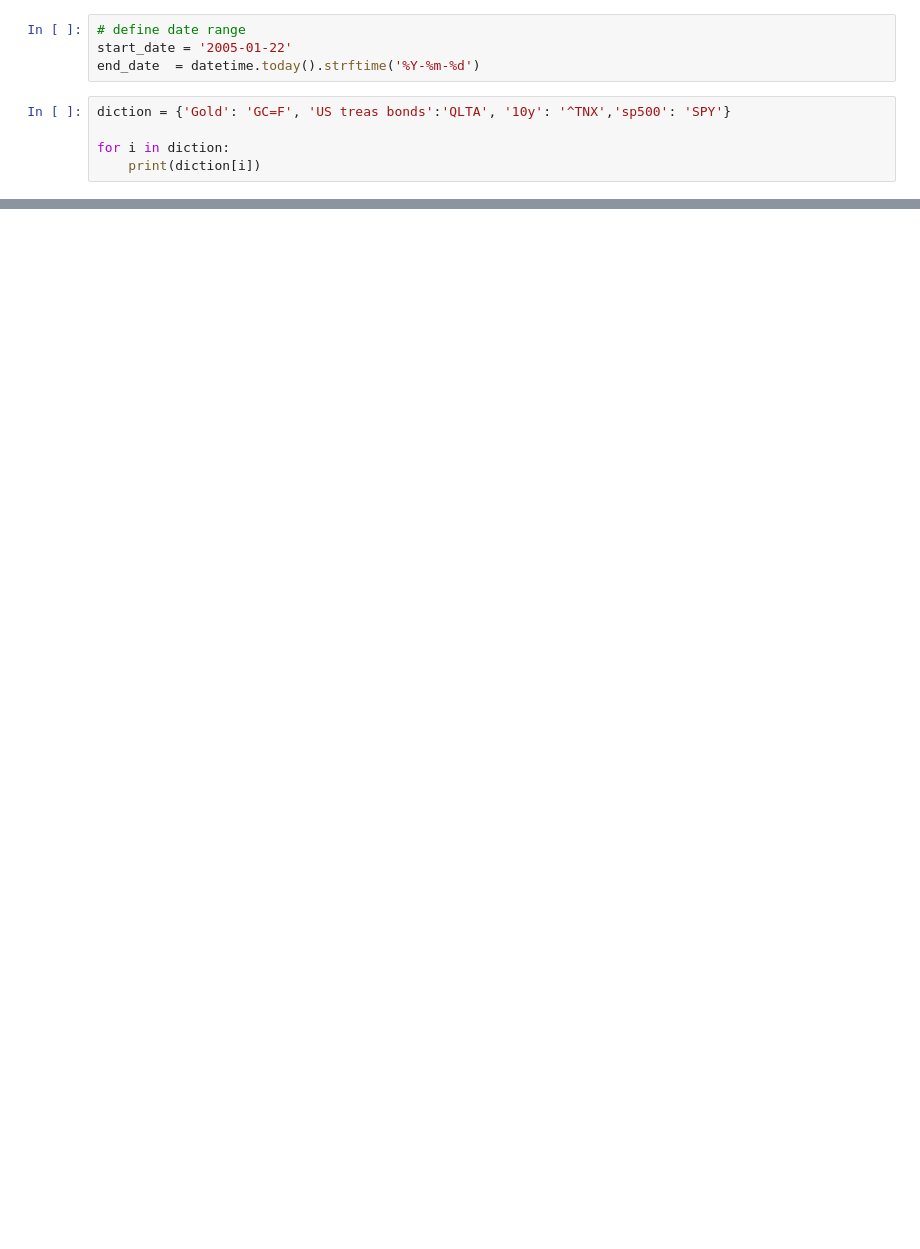
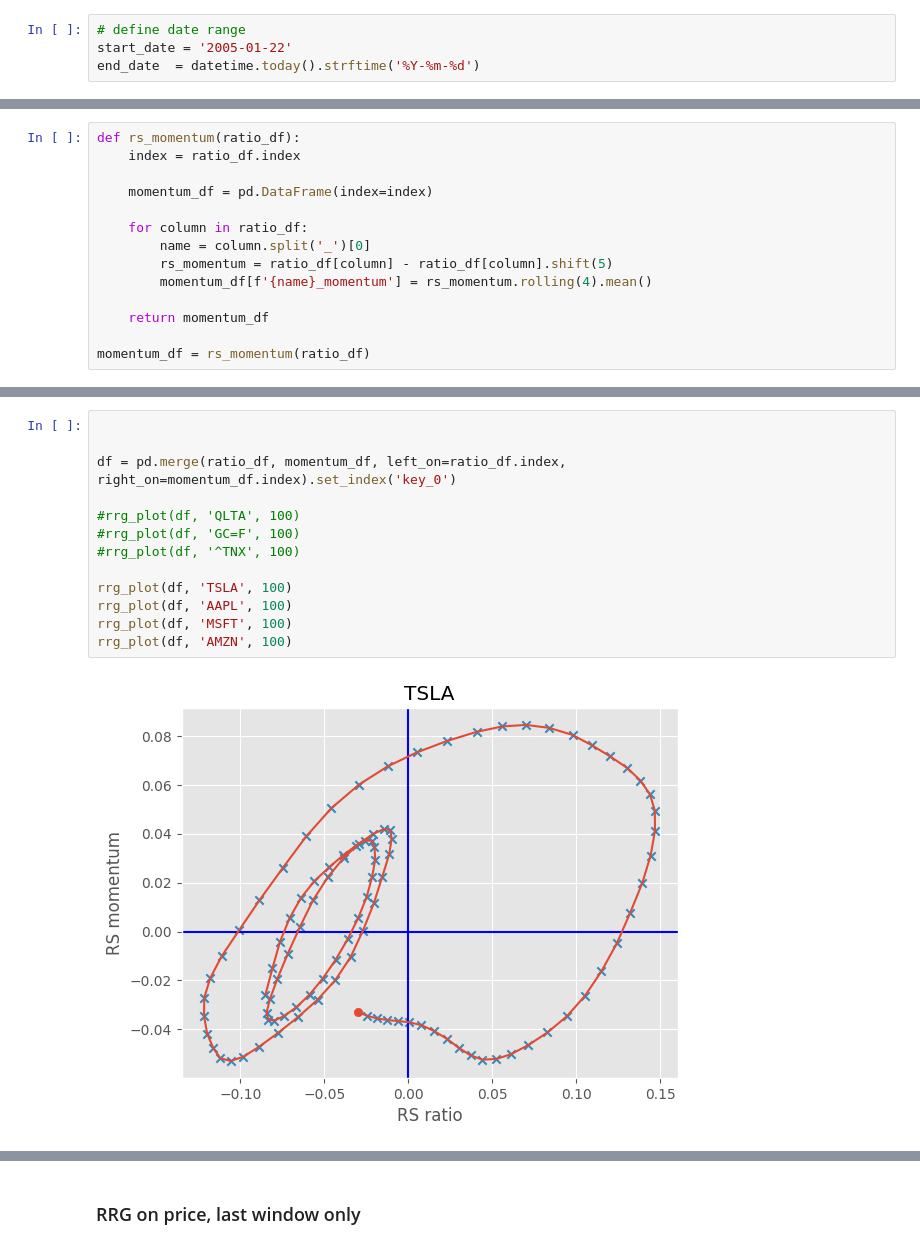
Before and after one commit to piegarroni/RRG_dashboard, a Jupyter notebook: data_analysis.ipynb, the cells around one changed output, grey strips where cells are left out. Cells and saved outputs as stored; diff of their text form; blank space fills up the shorter version.

```diff
--- a/data_analysis.ipynb
+++ b/data_analysis.ipynb
@@ -10,8 +12,3 @@ plt.style.use('ggplot')
 # define date range
 start_date = '2005-01-22'
 end_date  = datetime.today().strftime('%Y-%m-%d')
-# %%
-diction = {'Gold': 'GC=F', 'US treas bonds':'QLTA', '10y': '^TNX','sp500': 'SPY'}
-
-for i in diction:
-    print(diction[i])
@@ -720,0 +206,14 @@ def rs_momentum(prices_df, benchmark, window=14):
+# %%
+def rs_momentum(ratio_df):
+    index = ratio_df.index
+
+    momentum_df = pd.DataFrame(index=index)
+
+    for column in ratio_df:
+        name = column.split('_')[0]
+        rs_momentum = ratio_df[column] - ratio_df[column].shift(5)
+        momentum_df[f'{name}_momentum'] = rs_momentum.rolling(4).mean()
+
+    return momentum_df
+
+momentum_df = rs_momentum(ratio_df)
@@ -720,0 +230,15 @@ def rs_momentum(prices_df, benchmark, window=14):
+# %%
+
+
+df = pd.merge(ratio_df, momentum_df, left_on=ratio_df.index, right_on=momentum_df.index).set_index('key_0')
+
+#rrg_plot(df, 'QLTA', 100)
+#rrg_plot(df, 'GC=F', 100)
+#rrg_plot(df, '^TNX', 100)
+
+rrg_plot(df, 'TSLA', 100)
+rrg_plot(df, 'AAPL', 100)
+rrg_plot(df, 'MSFT', 100)
+rrg_plot(df, 'AMZN', 100)
+# %% [output]
+[figure, added]
@@ -720,0 +248,2 @@ def rs_momentum(prices_df, benchmark, window=14):
+# %% [markdown]
+### RRG on price, last window only
```
Also changed, not shown: parts of 42 cells of this notebook, 1 other file.
